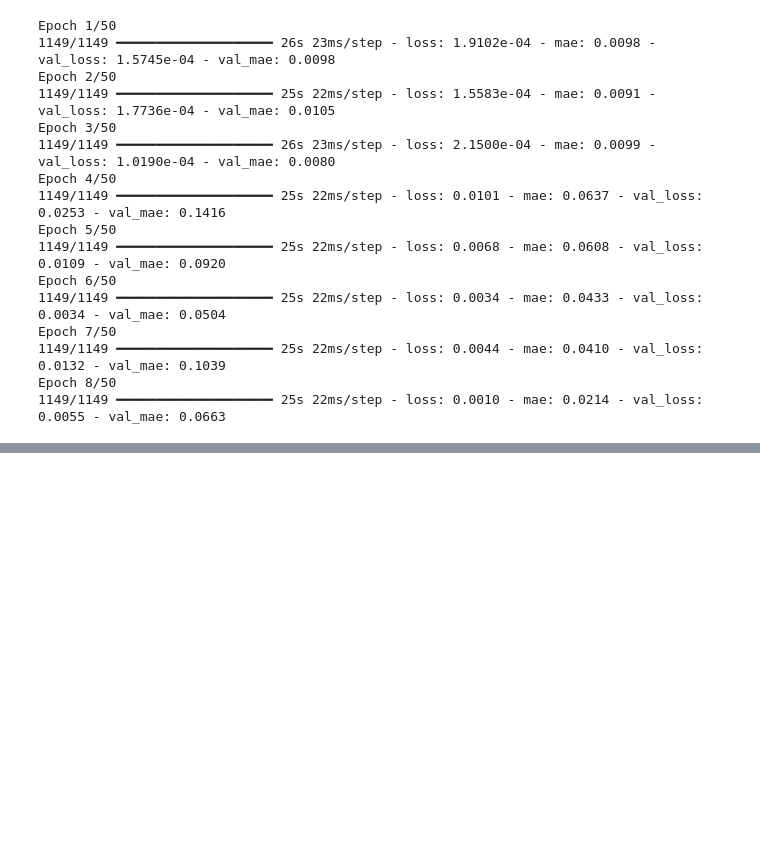
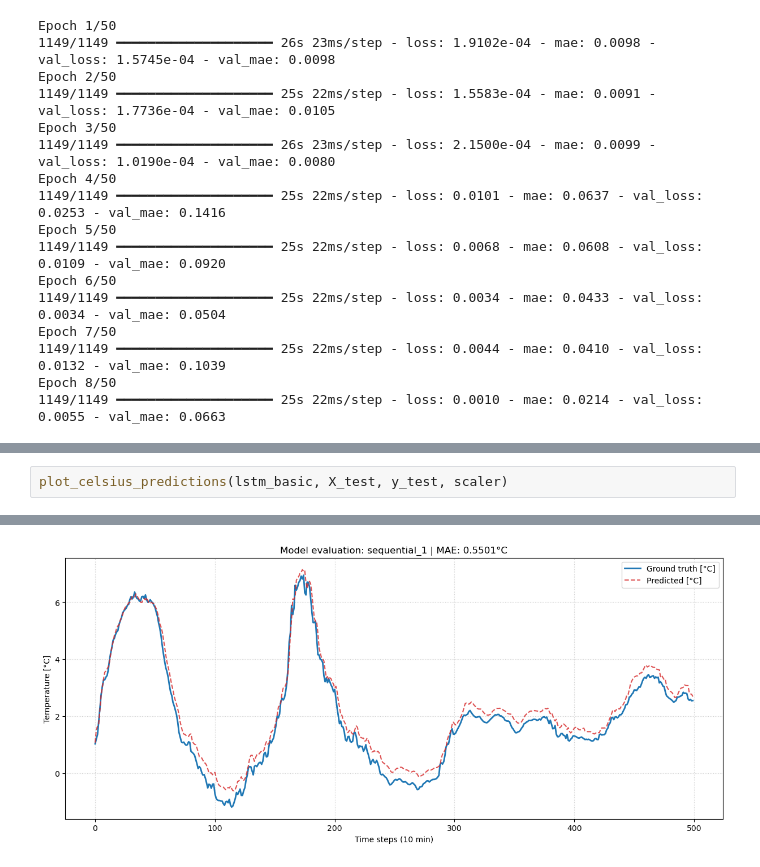
Before and after one commit to MrWlobo/Weather-Forecasting, a Jupyter notebook: main.ipynb, the cells around one changed output, grey strips where cells are left out. Saved outputs shown, nothing was run; the diff lists cells and outputs as text; blank space fills up the shorter version.

```diff
--- a/main.ipynb
+++ b/main.ipynb
@@ -366,0 +397,3 @@ Epoch 8/50
+# %%
+plot_celsius_predictions(lstm_basic, X_test, y_test, scaler)
+# %% [output]
@@ -366,0 +401 @@ Epoch 8/50
+[figure, added]
```
Also changed, not shown: parts of 13 cells of this notebook.
